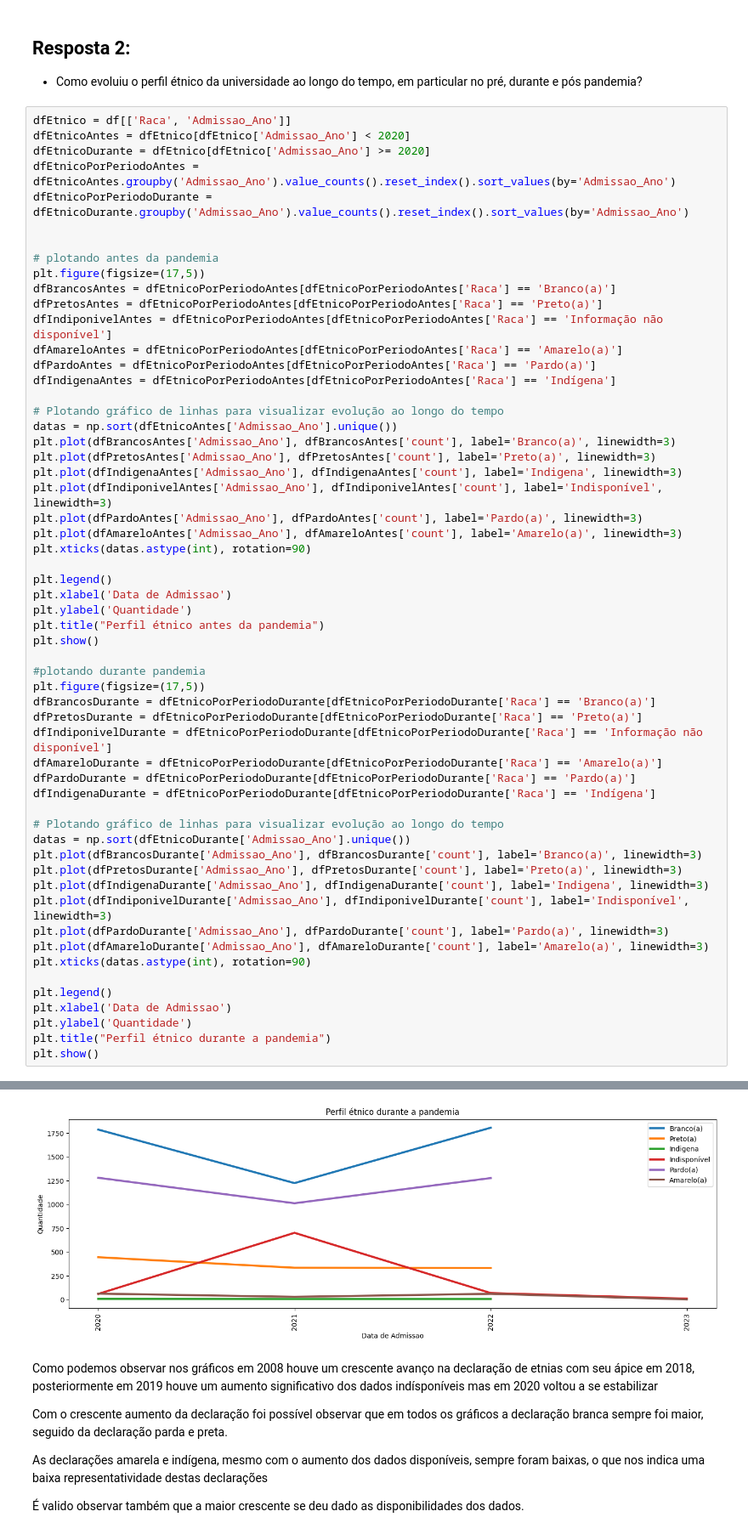
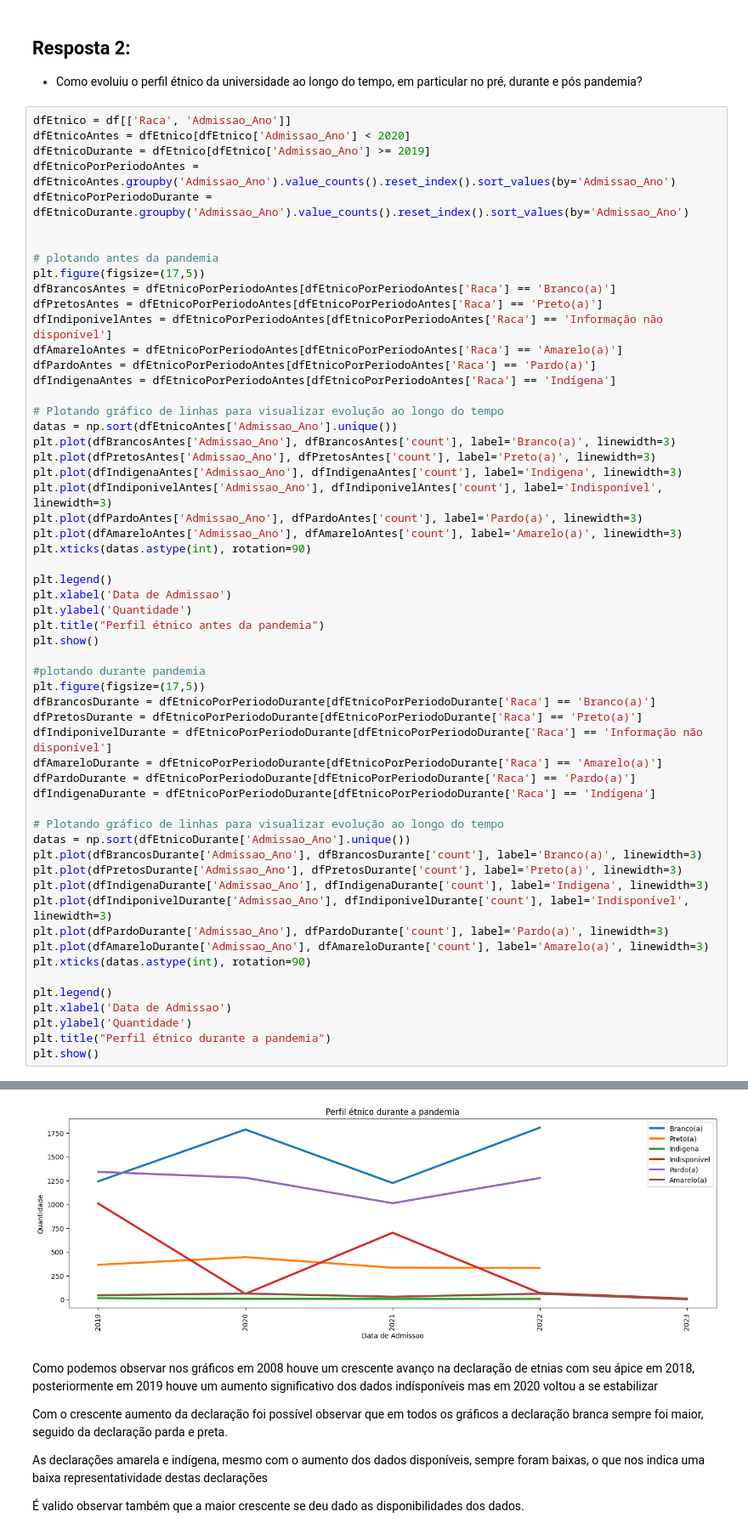
Before and after one commit to Duds04/Projeto_Dados, a Jupyter notebook: src/RespostasParte1.ipynb, the cells around one changed output, grey strips where cells are left out. Shown at 85% size. Saved outputs shown, nothing was run; the diff lists cells and outputs as text.

```diff
--- a/src/RespostasParte1.ipynb
+++ b/src/RespostasParte1.ipynb
@@ -129,7 +137,7 @@ See the caveats in the documentation: https://pandas.pydata.org/pandas-docs/stab
 # %%
 dfEtnico = df[['Raca', 'Admissao_Ano']]
 dfEtnicoAntes = dfEtnico[dfEtnico['Admissao_Ano'] < 2020]
-dfEtnicoDurante = dfEtnico[dfEtnico['Admissao_Ano'] >= 2020]
+dfEtnicoDurante = dfEtnico[dfEtnico['Admissao_Ano'] >= 2019]
 dfEtnicoPorPeriodoAntes = dfEtnicoAntes.groupby('Admissao_Ano').value_counts().reset_index().sort_values(by='Admissao_Ano')
 dfEtnicoPorPeriodoDurante = dfEtnicoDurante.groupby('Admissao_Ano').value_counts().reset_index().sort_values(by='Admissao_Ano')
 
@@ -158,34 +166,34 @@ plt.xlabel('Data de Admissao')
 plt.ylabel('Quantidade')
 plt.title("Perfil étnico antes da pandemia")
 plt.show()
 
 #plotando durante pandemia
 plt.figure(figsize=(17,5))
 dfBrancosDurante = dfEtnicoPorPeriodoDurante[dfEtnicoPorPeriodoDurante['Raca'] == 'Branco(a)']
 dfPretosDurante = dfEtnicoPorPeriodoDurante[dfEtnicoPorPeriodoDurante['Raca'] == 'Preto(a)']
 dfIndiponivelDurante = dfEtnicoPorPeriodoDurante[dfEtnicoPorPeriodoDurante['Raca'] == 'Informação não disponível']
 dfAmareloDurante = dfEtnicoPorPeriodoDurante[dfEtnicoPorPeriodoDurante['Raca'] == 'Amarelo(a)']
 dfPardoDurante = dfEtnicoPorPeriodoDurante[dfEtnicoPorPeriodoDurante['Raca'] == 'Pardo(a)']
 dfIndigenaDurante = dfEtnicoPorPeriodoDurante[dfEtnicoPorPeriodoDurante['Raca'] == 'Indígena']
 
 # Plotando gráfico de linhas para visualizar evolução ao longo do tempo
 datas = np.sort(dfEtnicoDurante['Admissao_Ano'].unique())
 plt.plot(dfBrancosDurante['Admissao_Ano'], dfBrancosDurante['count'], label='Branco(a)', linewidth=3)
 plt.plot(dfPretosDurante['Admissao_Ano'], dfPretosDurante['count'], label='Preto(a)', linewidth=3)
 plt.plot(dfIndigenaDurante['Admissao_Ano'], dfIndigenaDurante['count'], label='Indigena', linewidth=3)
 plt.plot(dfIndiponivelDurante['Admissao_Ano'], dfIndiponivelDurante['count'], label='Indisponível', linewidth=3)
 plt.plot(dfPardoDurante['Admissao_Ano'], dfPardoDurante['count'], label='Pardo(a)', linewidth=3)
 plt.plot(dfAmareloDurante['Admissao_Ano'], dfAmareloDurante['count'], label='Amarelo(a)', linewidth=3)
 plt.xticks(datas.astype(int), rotation=90)
 
 plt.legend()
 plt.xlabel('Data de Admissao')
 plt.ylabel('Quantidade')
 plt.title("Perfil étnico durante a pandemia")
 plt.show()
 # %% [output]
 [figure]
-[figure, old version]
+[figure, new version]
 # %% [markdown]
 Como podemos observar nos gráficos em 2008 houve um crescente avanço na declaração de etnias com seu ápice em 2018, posteriormente em 2019 houve um aumento significativo dos dados indísponíveis mas em 2020 voltou a se estabilizar
 
```
Also changed, not shown: parts of 2 cells of this notebook, 2 other files.
